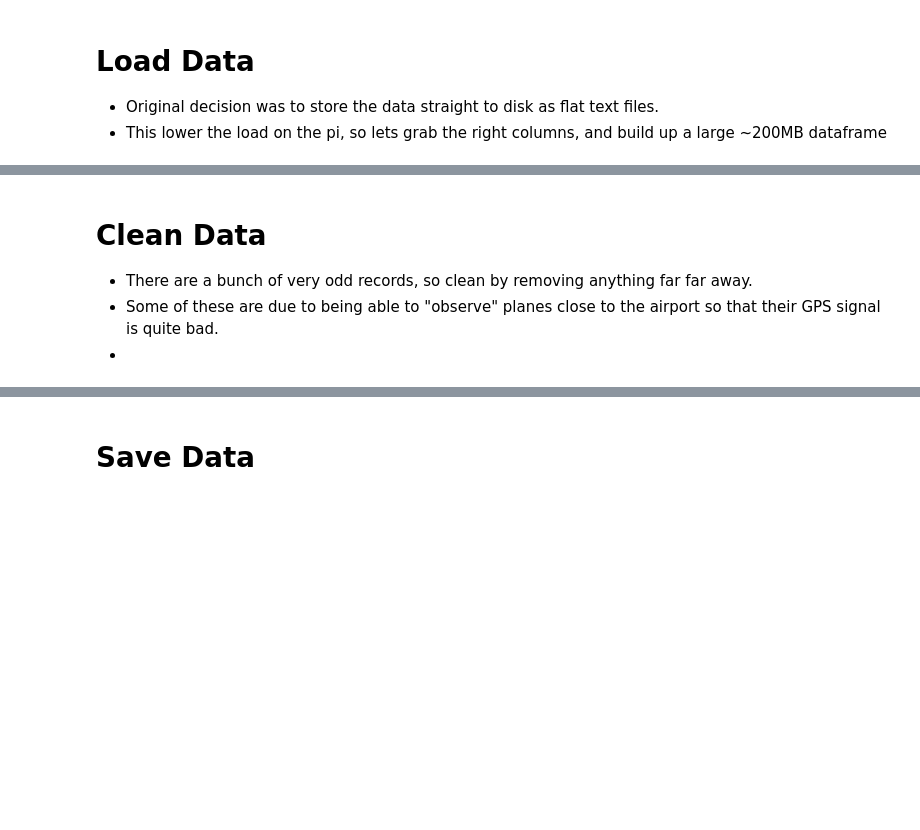
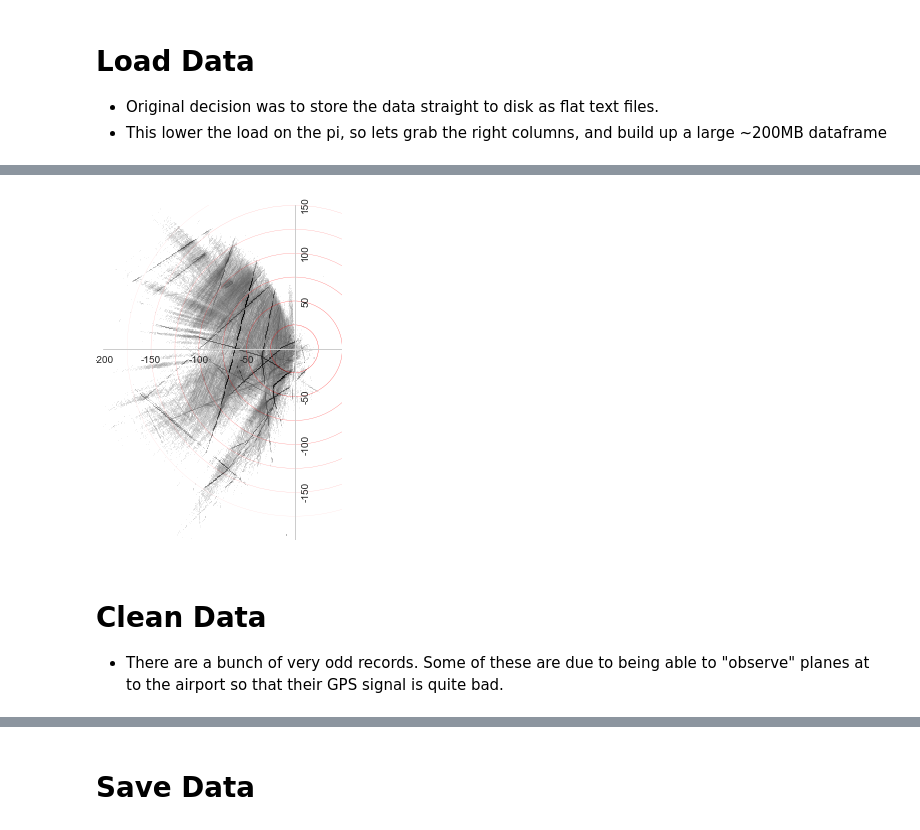
Before and after one commit to ajmendez/explore, a Jupyter notebook: aviation/snow.ipynb, the cells around one changed output, grey strips where cells are left out. Drawn from its saved outputs; the diff is of its cells as text; code cells hidden in the pictures; blank space fills up the shorter version.

```diff
--- a/aviation/snow.ipynb
+++ b/aviation/snow.ipynb
@@ -77,6 +115,41 @@ data[data['distance'] < 1000].plot('heading', 'distance', 'scatter', ax=ax,
+# %%
+from mpl_toolkits.axes_grid.axislines import SubplotZero
+from matplotlib.ticker import MultipleLocator, FuncFormatter
+
+def setup_polar(subplt=111):
+    fig = pylab.gcf()
+    ax = SubplotZero(fig, subplt)
+    fig.add_subplot(ax)
+    for d in ax.axis:
+        ax.axis[d].set_visible(d.endswith("zero"))
+    tick_format = lambda x, i: '' if x == 0.0 else '%.0f' % x
+    for a in [ax.xaxis, ax.yaxis]:
+        a.set_minor_locator(MultipleLocator(10))
+        a.set_major_formatter(FuncFormatter(tick_format))
+    for r in range(0,200,25):
+        lab = '{:0.0f} km'.format(r)
+        if r == 0:
+            lab='home'
+    #     text(-r*np.cos(45),-r*np.sin(45),lab, clip_on=True,
+    #          va='center', ha='center', outline=True)
+        ax.add_artist(pylab.Circle((0,0), r, alpha=1-r/200.0,
+                                   facecolor='none', edgecolor='r'))
+    return ax
+# %%
+theta = -data['heading'] + 3*np.pi/4.
+data['x'] = data['distance'] * np.cos(theta)
+data['y'] = data['distance'] * np.sin(theta)
+
+pylab.figure(figsize=(6,6))
+ax = setup_polar()
+density(data['x'], data['y'],
+        extent=[-200,50,-200,150], label='Log num aircraft', nbins=300, ax=ax,
+        logvrange=True, colorbar=False, cmap=pylab.cm.Greys)
+ax.set_aspect('equal')
+ax.grid('off', axis='y')
+# %% [output]
+[figure, added]
 # %% [markdown]
 # Clean Data
 
-  * There are a bunch of very odd records, so clean by removing anything far far away.
-  * Some of these are due to being able to "observe" planes close to the airport so that their GPS signal is quite bad.
-  *
+  * There are a bunch of very odd records. Some of these are due to being able to "observe" planes at to the airport so that their GPS signal is quite bad.
```
Also changed, not shown: parts of 19 cells of this notebook.
